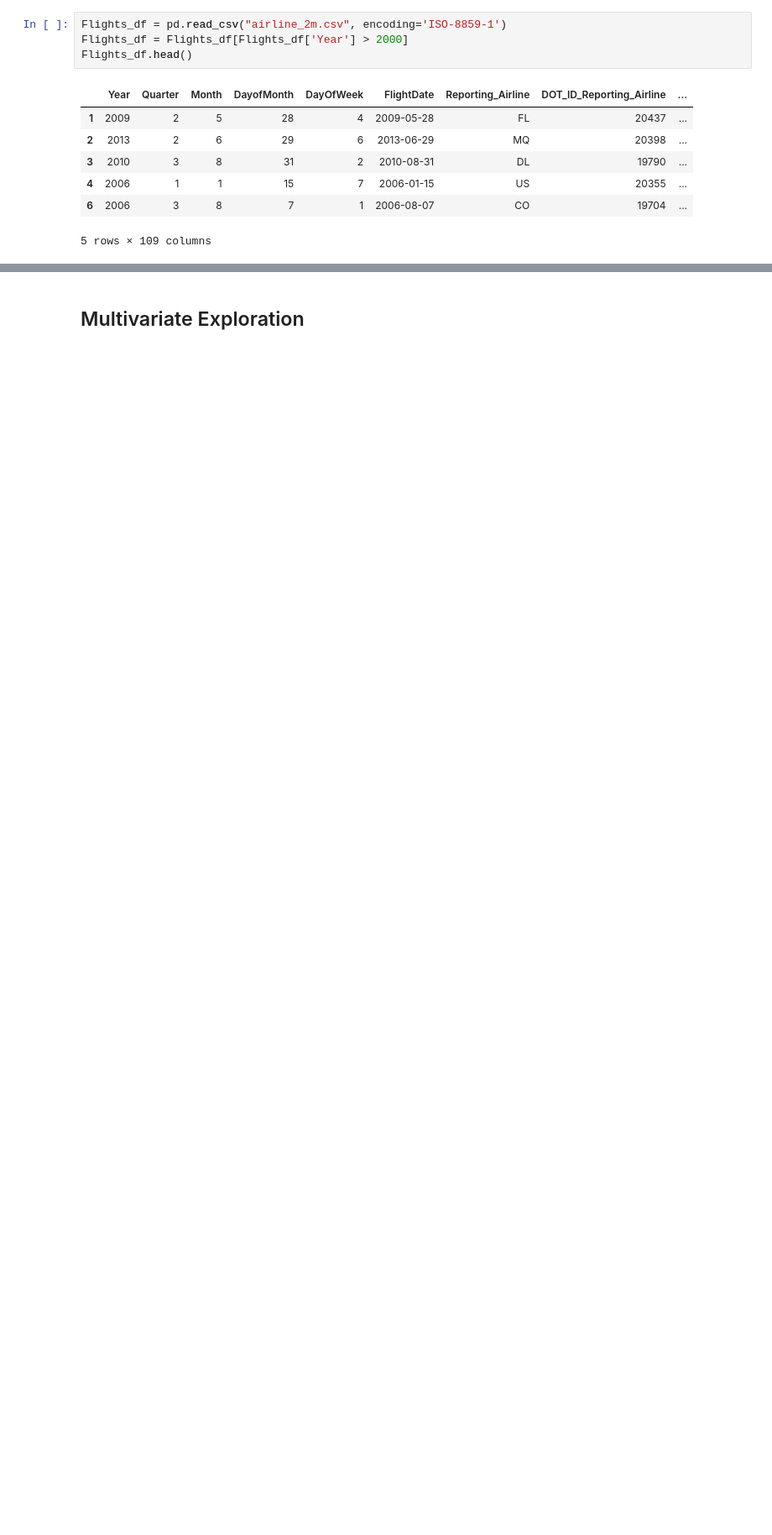
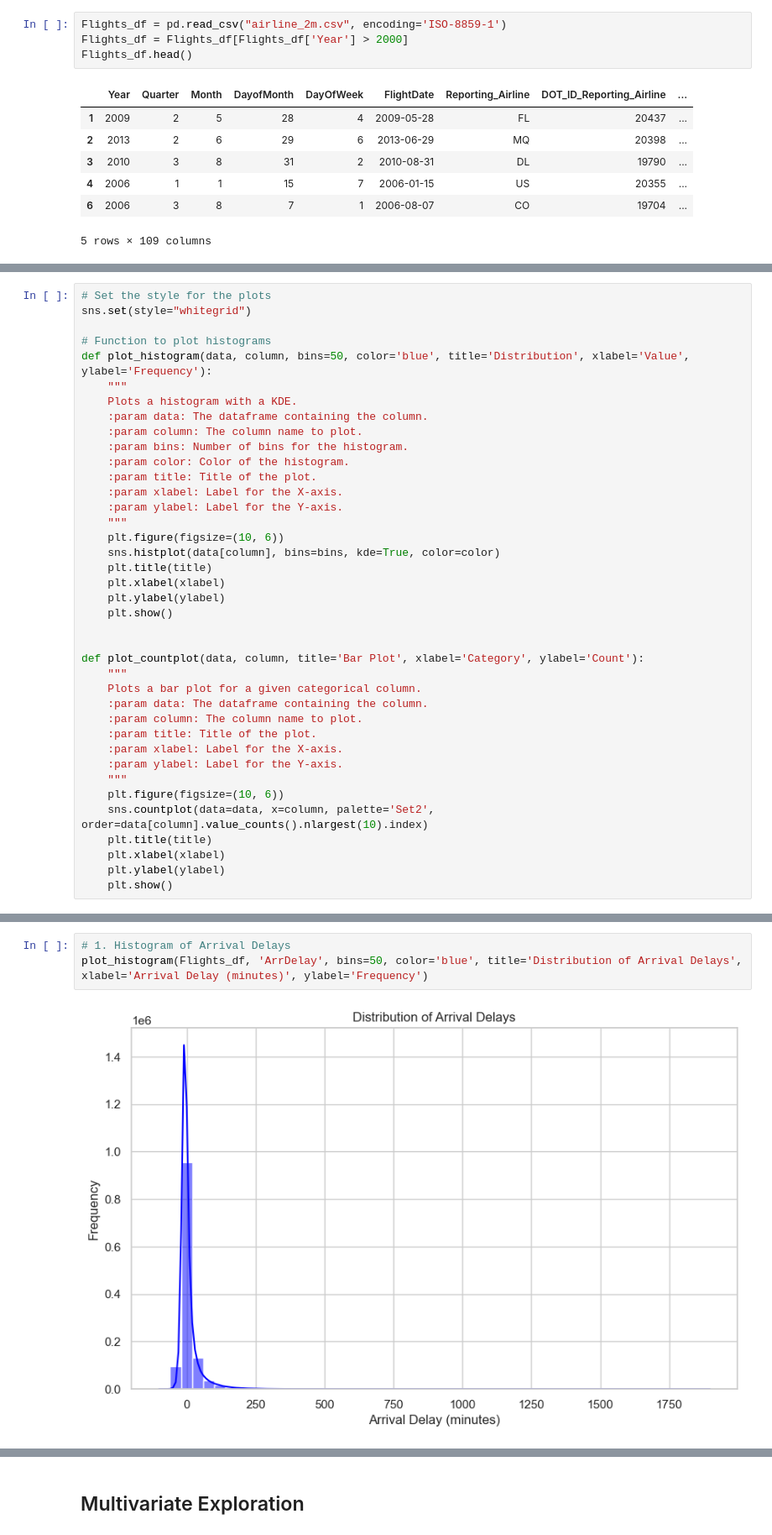
Before and after one commit to AbdullahOthman1/Udacity-Data-Analyst-Nanodegree, a Jupyter notebook: Communicate_Data_Findings/Part_I_exploration_template.ipynb, the cells around one changed output, grey strips where cells are left out. Shown at 84% size. Saved outputs shown, nothing was run; the diff lists cells and outputs as text; blank space fills up the shorter version.

```diff
--- a/Communicate_Data_Findings/Part_I_exploration_template.ipynb
+++ b/Communicate_Data_Findings/Part_I_exploration_template.ipynb
@@ -528,0 +67,39 @@ Following points were noted in bivariate exploration:
+# %%
+# Set the style for the plots
+sns.set(style="whitegrid")
+
+# Function to plot histograms
+def plot_histogram(data, column, bins=50, color='blue', title='Distribution', xlabel='Value', ylabel='Frequency'):
+    """
+    Plots a histogram with a KDE.
+    :param data: The dataframe containing the column.
+    :param column: The column name to plot.
+    :param bins: Number of bins for the histogram.
+    :param color: Color of the histogram.
+    :param title: Title of the plot.
+    :param xlabel: Label for the X-axis.
+    :param ylabel: Label for the Y-axis.
+    """
+    plt.figure(figsize=(10, 6))
+    sns.histplot(data[column], bins=bins, kde=True, color=color)
+    plt.title(title)
+    plt.xlabel(xlabel)
+    plt.ylabel(ylabel)
+    plt.show()
+
+
+def plot_countplot(data, column, title='Bar Plot', xlabel='Category', ylabel='Count'):
+    """
+    Plots a bar plot for a given categorical column.
+    :param data: The dataframe containing the column.
+    :param column: The column name to plot.
+    :param title: Title of the plot.
+    :param xlabel: Label for the X-axis.
+    :param ylabel: Label for the Y-axis.
+    """
+    plt.figure(figsize=(10, 6))
+    sns.countplot(data=data, x=column, palette='Set2', order=data[column].value_counts().nlargest(10).index)
+    plt.title(title)
+    plt.xlabel(xlabel)
+    plt.ylabel(ylabel)
+    plt.show()
@@ -528,0 +108,5 @@ Following points were noted in bivariate exploration:
+# %%
+# 1. Histogram of Arrival Delays
+plot_histogram(Flights_df, 'ArrDelay', bins=50, color='blue', title='Distribution of Arrival Delays', xlabel='Arrival Delay (minutes)', ylabel='Frequency')
+# %% [output]
+[figure, added]
```
Also changed, not shown: parts of 85 cells of this notebook, 3 other files.
